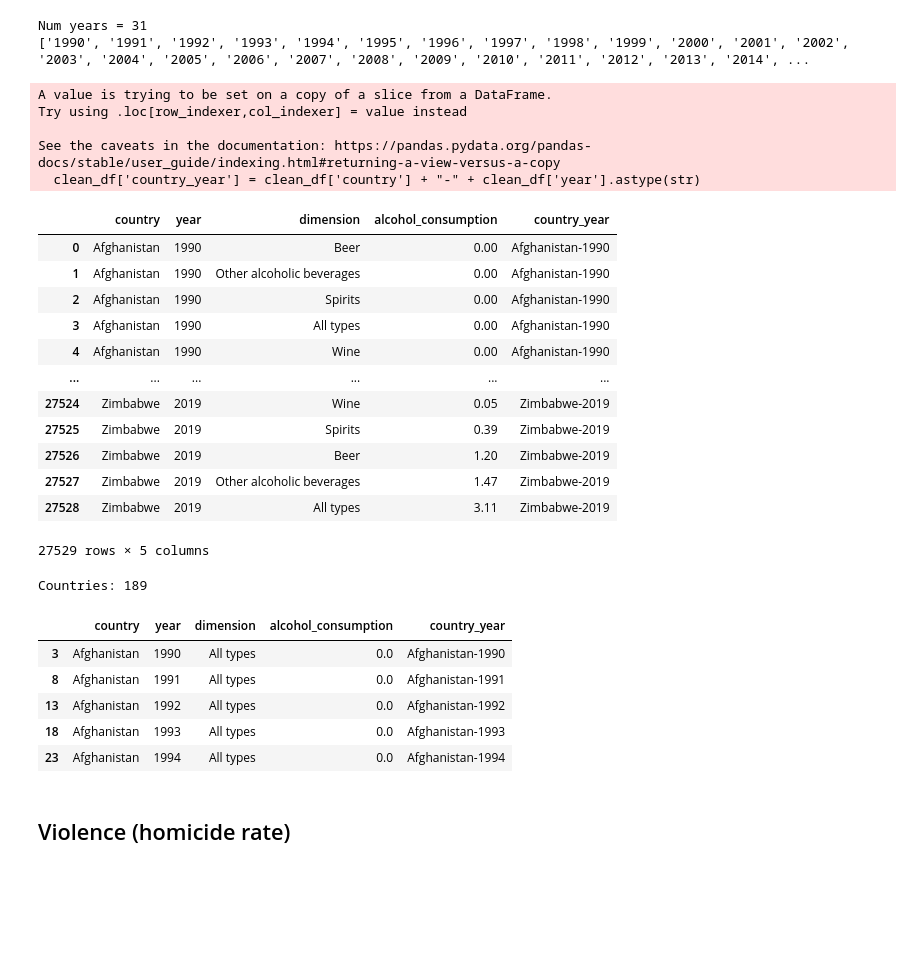
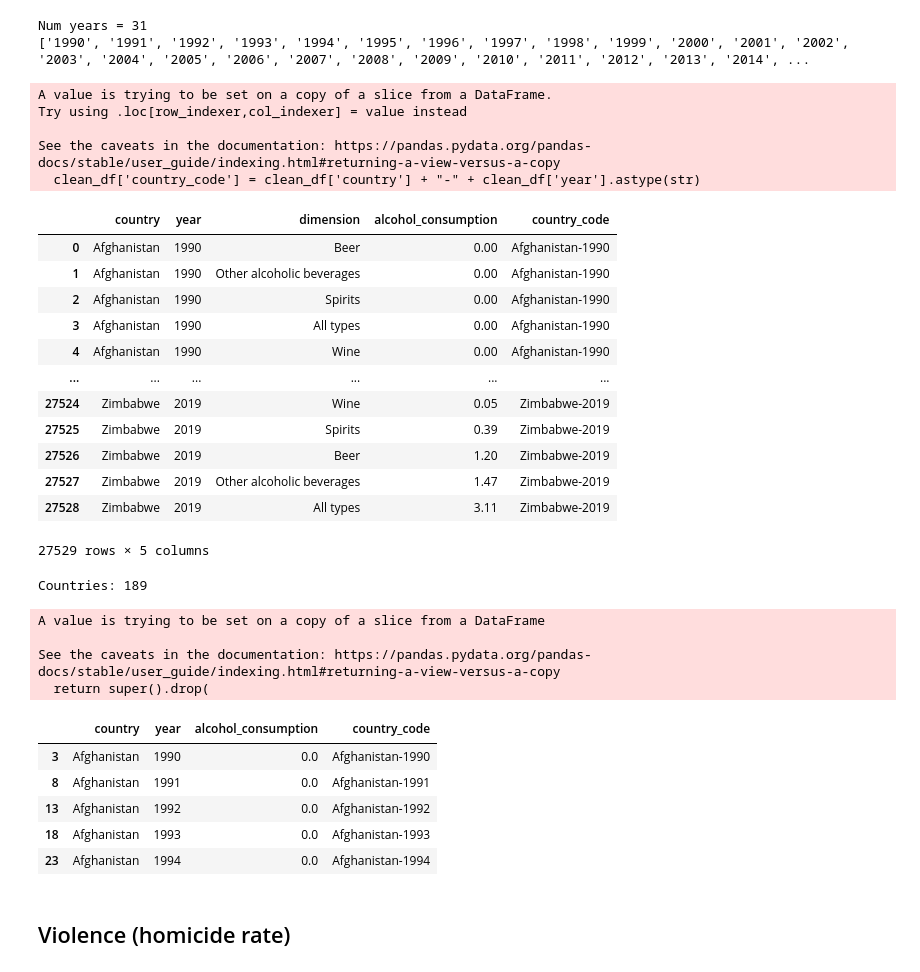
Before and after one commit to anajuarezar/Suicide-Analysis, a Jupyter notebook: data/WHO_Exploration.ipynb, the cells around one changed output. Drawn from its saved outputs; the diff is of its cells as text; code cells hidden in the pictures; blank space fills up the shorter version.

```diff
--- a/data/WHO_Exploration.ipynb
+++ b/data/WHO_Exploration.ipynb
@@ -75,17 +74,17 @@ Num years = 31
 clean_df = df.loc[(df['year'] >= start_year) & ((df['year'] <= end_year))]
 clean_df.reset_index(drop=True, inplace=True)
 # %%
-clean_df['country_year'] = clean_df['country'] + "-" + clean_df['year'].astype(str)
+clean_df['country_code'] = clean_df['country'] + "-" + clean_df['year'].astype(str)
 # %% [output]
 A value is trying to be set on a copy of a slice from a DataFrame.
 Try using .loc[row_indexer,col_indexer] = value instead
 
 See the caveats in the documentation: https://pandas.pydata.org/pandas-docs/stable/user_guide/indexing.html#returning-a-view-versus-a-copy
-  clean_df['country_year'] = clean_df['country'] + "-" + clean_df['year'].astype(str)
+  clean_df['country_code'] = clean_df['country'] + "-" + clean_df['year'].astype(str)
 # %%
 clean_df
 # %% [output]
-|  | country | year | dimension | alcohol_consumption | country_year |
+|  | country | year | dimension | alcohol_consumption | country_code |
 | 0 | Afghanistan | 1990 | Beer | 0.00 | Afghanistan-1990 |
 | 1 | Afghanistan | 1990 | Other alcoholic beverages | 0.00 | Afghanistan-1990 |
 | 2 | Afghanistan | 1990 | Spirits | 0.00 | Afghanistan-1990 |
@@ -100,14 +99,19 @@ clean_df
 27529 rows × 5 columns
 # %%
 extract_df = clean_df.loc[df['dimension'] == "All types"]
+extract_df.drop(['dimension'], axis=1, inplace=True)
 
 print ('Countries:', clean_df['country'].nunique())
 extract_df.head()
 # %% [output]
 Countries: 189
+A value is trying to be set on a copy of a slice from a DataFrame
+
+See the caveats in the documentation: https://pandas.pydata.org/pandas-docs/stable/user_guide/indexing.html#returning-a-view-versus-a-copy
+  return super().drop(
-|  | country | year | dimension | alcohol_consumption | country_year |
-| 3 | Afghanistan | 1990 | All types | 0.0 | Afghanistan-1990 |
-| 8 | Afghanistan | 1991 | All types | 0.0 | Afghanistan-1991 |
-| 13 | Afghanistan | 1992 | All types | 0.0 | Afghanistan-1992 |
-| 18 | Afghanistan | 1993 | All types | 0.0 | Afghanistan-1993 |
-| 23 | Afghanistan | 1994 | All types | 0.0 | Afghanistan-1994 |
+|  | country | year | alcohol_consumption | country_code |
+| 3 | Afghanistan | 1990 | 0.0 | Afghanistan-1990 |
+| 8 | Afghanistan | 1991 | 0.0 | Afghanistan-1991 |
+| 13 | Afghanistan | 1992 | 0.0 | Afghanistan-1992 |
+| 18 | Afghanistan | 1993 | 0.0 | Afghanistan-1993 |
+| 23 | Afghanistan | 1994 | 0.0 | Afghanistan-1994 |
```
Also changed, not shown: parts of 10 cells of this notebook, 6 other files.
